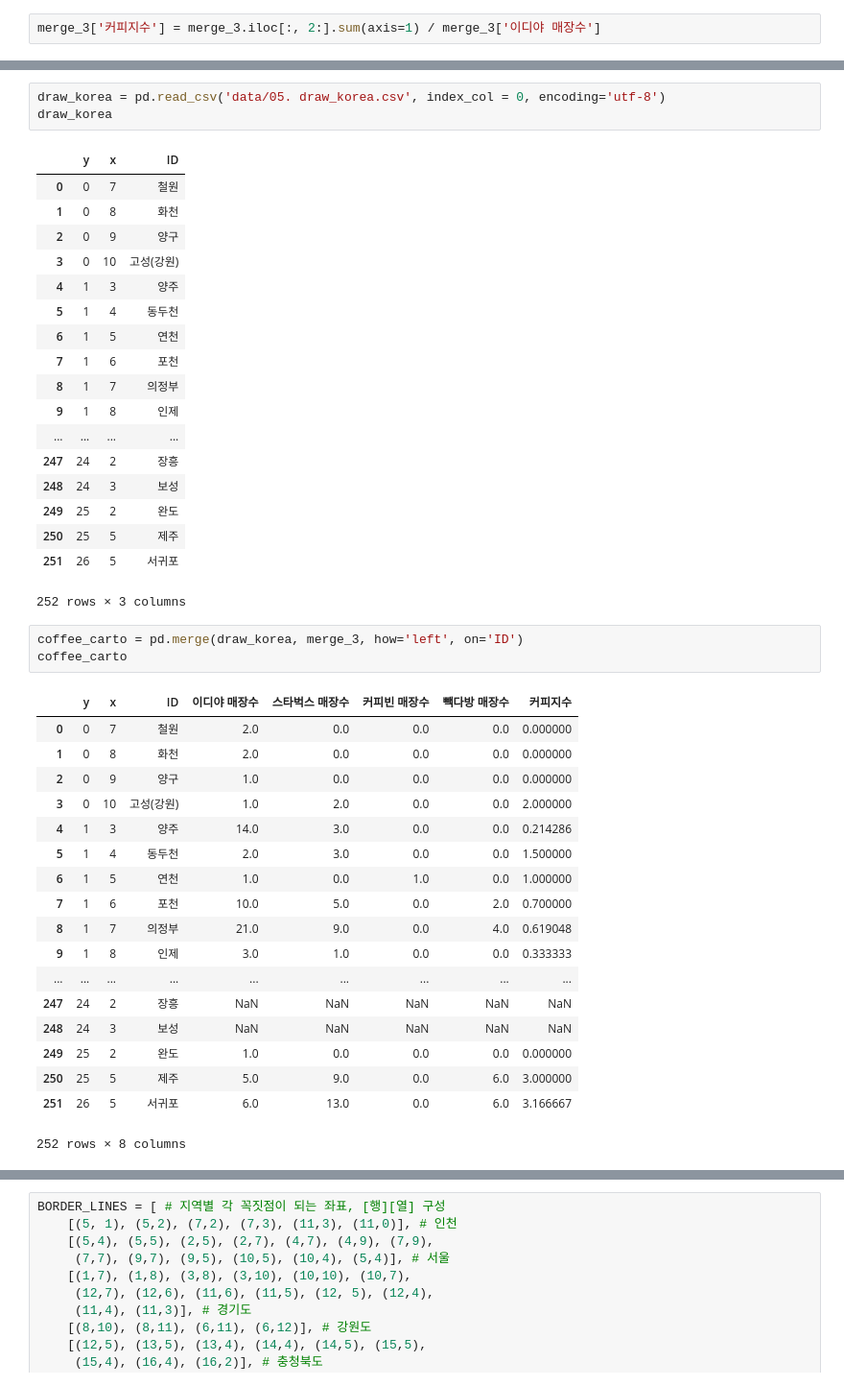
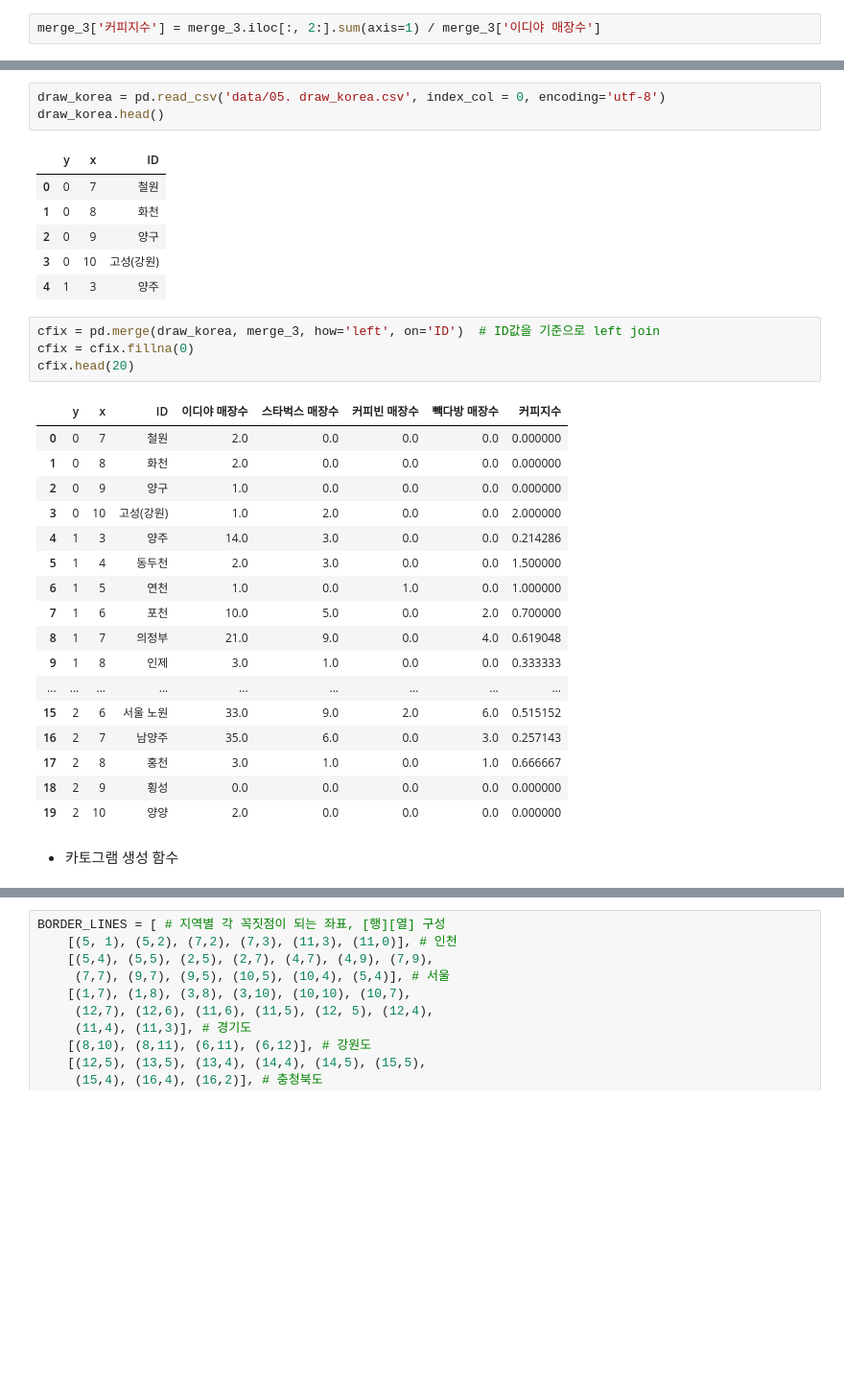
Before and after one commit to limwonki0619/Python-lecture, a Jupyter notebook: 책) 파이썬으로 데이터 주무르기/Ch05_우리나라 인구 소멸 위기 지역 분석/korea_coffee_shop.ipynb, the cells around one changed output, grey strips where cells are left out. Shown at 96% size. Cells and saved outputs as stored; diff of their text form; blank space fills up the shorter version.

```diff
--- a/책) 파이썬으로 데이터 주무르기/Ch05_우리나라 인구 소멸 위기 지역 분석/korea_coffee_shop.ipynb
+++ b/책) 파이썬으로 데이터 주무르기/Ch05_우리나라 인구 소멸 위기 지역 분석/korea_coffee_shop.ipynb
@@ -586,28 +521,17 @@ merge_3
 # %%
 draw_korea = pd.read_csv('data/05. draw_korea.csv', index_col = 0, encoding='utf-8')
-draw_korea
+draw_korea.head()
 # %% [output]
 |  | y | x | ID |
 | 0 | 0 | 7 | 철원 |
 | 1 | 0 | 8 | 화천 |
 | 2 | 0 | 9 | 양구 |
 | 3 | 0 | 10 | 고성(강원) |
 | 4 | 1 | 3 | 양주 |
-| 5 | 1 | 4 | 동두천 |
-| 6 | 1 | 5 | 연천 |
-| 7 | 1 | 6 | 포천 |
-| 8 | 1 | 7 | 의정부 |
-| 9 | 1 | 8 | 인제 |
-| ... | ... | ... | ... |
-| 247 | 24 | 2 | 장흥 |
-| 248 | 24 | 3 | 보성 |
-| 249 | 25 | 2 | 완도 |
-| 250 | 25 | 5 | 제주 |
-| 251 | 26 | 5 | 서귀포 |
-252 rows × 3 columns
 # %%
-coffee_carto = pd.merge(draw_korea, merge_3, how='left', on='ID')
-coffee_carto
+cfix = pd.merge(draw_korea, merge_3, how='left', on='ID')  # ID값을 기준으로 left join
+cfix = cfix.fillna(0)
+cfix.head(20)
 # %% [output]
 |  | y | x | ID | 이디야 매장수 | 스타벅스 매장수 | 커피빈 매장수 | 빽다방 매장수 | 커피지수 |
 | 0 | 0 | 7 | 철원 | 2.0 | 0.0 | 0.0 | 0.0 | 0.000000 |
@@ -621,12 +545,13 @@ coffee_carto
 | 8 | 1 | 7 | 의정부 | 21.0 | 9.0 | 0.0 | 4.0 | 0.619048 |
 | 9 | 1 | 8 | 인제 | 3.0 | 1.0 | 0.0 | 0.0 | 0.333333 |
 | ... | ... | ... | ... | ... | ... | ... | ... | ... |
-| 247 | 24 | 2 | 장흥 | NaN | NaN | NaN | NaN | NaN |
-| 248 | 24 | 3 | 보성 | NaN | NaN | NaN | NaN | NaN |
-| 249 | 25 | 2 | 완도 | 1.0 | 0.0 | 0.0 | 0.0 | 0.000000 |
-| 250 | 25 | 5 | 제주 | 5.0 | 9.0 | 0.0 | 6.0 | 3.000000 |
-| 251 | 26 | 5 | 서귀포 | 6.0 | 13.0 | 0.0 | 6.0 | 3.166667 |
+| 15 | 2 | 6 | 서울 노원 | 33.0 | 9.0 | 2.0 | 6.0 | 0.515152 |
+| 16 | 2 | 7 | 남양주 | 35.0 | 6.0 | 0.0 | 3.0 | 0.257143 |
+| 17 | 2 | 8 | 홍천 | 3.0 | 1.0 | 0.0 | 1.0 | 0.666667 |
+| 18 | 2 | 9 | 횡성 | 0.0 | 0.0 | 0.0 | 0.0 | 0.000000 |
+| 19 | 2 | 10 | 양양 | 2.0 | 0.0 | 0.0 | 0.0 | 0.000000 |
-252 rows × 8 columns
+# %% [markdown]
+- 카토그램 생성 함수
 # %%
 def drawKorea(targetData, blockedMap, cmapname):
     gamma = 0.75
```
Also changed, not shown: parts of 33 cells of this notebook.
